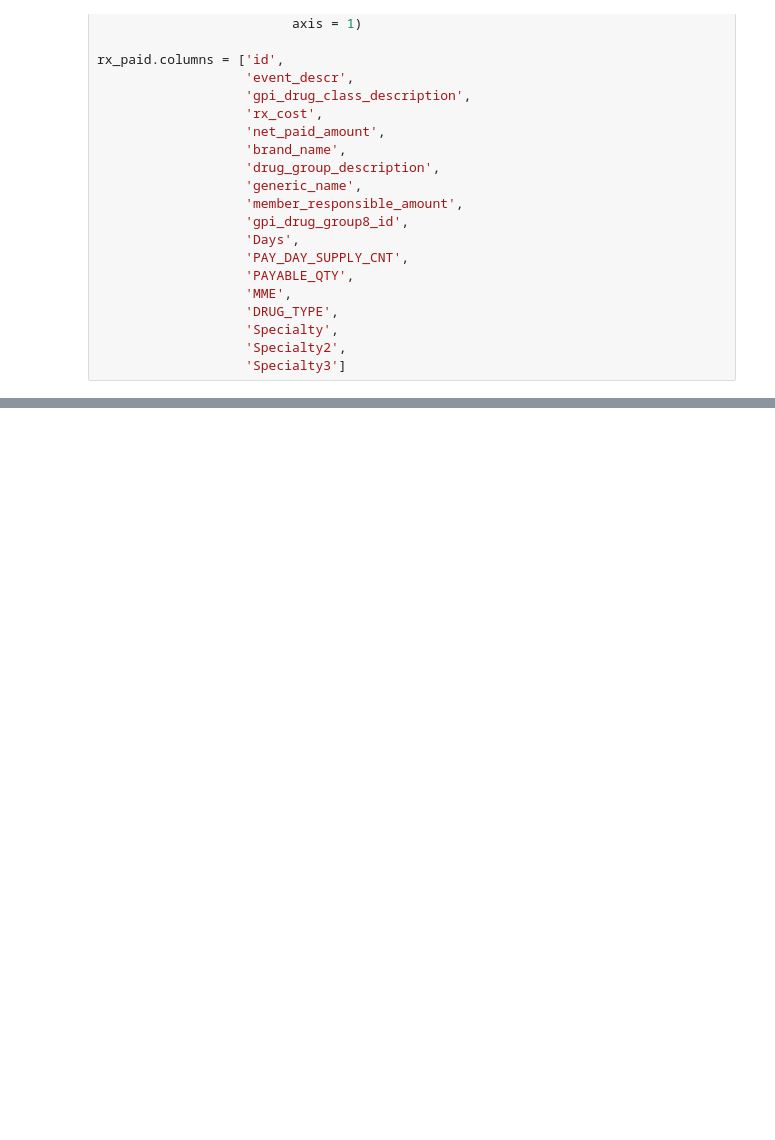
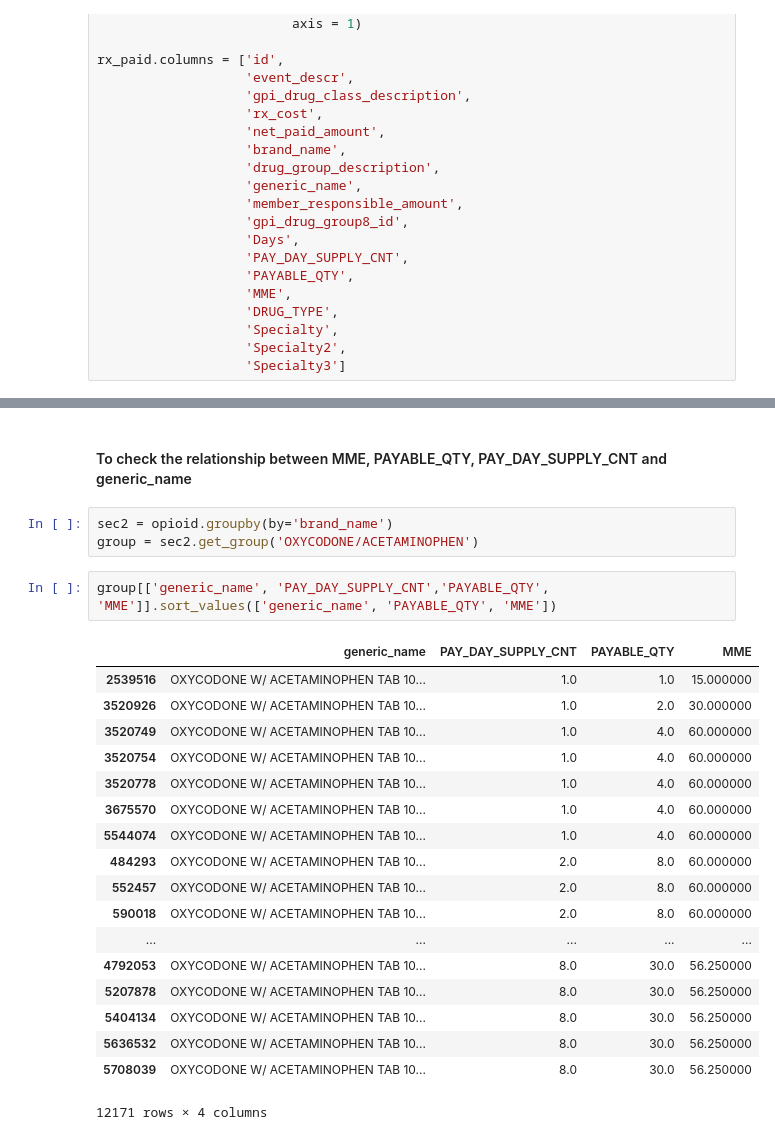
Before and after one commit to chenson2018/Humana-Mays-Competition, a Jupyter notebook: Matthew Features Exploration.ipynb, the cells around one changed output, grey strips where cells are left out. Saved outputs shown, nothing was run; the diff lists cells and outputs as text; blank space fills up the shorter version.

```diff
--- a/Matthew Features Exploration.ipynb
+++ b/Matthew Features Exploration.ipynb
@@ -145,0 +114,26 @@ OXY.head()
+# %% [markdown]
+#### To check the relationship between MME, PAYABLE_QTY, PAY_DAY_SUPPLY_CNT and generic_name
+# %%
+sec2 = opioid.groupby(by='brand_name')
+group = sec2.get_group('OXYCODONE/ACETAMINOPHEN')
+# %%
+group[['generic_name', 'PAY_DAY_SUPPLY_CNT','PAYABLE_QTY', 'MME']].sort_values(['generic_name', 'PAYABLE_QTY', 'MME'])
+# %% [output]
+|  | generic_name | PAY_DAY_SUPPLY_CNT | PAYABLE_QTY | MME |
+| 2539516 | OXYCODONE W/ ACETAMINOPHEN TAB 10... | 1.0 | 1.0 | 15.000000 |
+| 3520926 | OXYCODONE W/ ACETAMINOPHEN TAB 10... | 1.0 | 2.0 | 30.000000 |
+| 3520749 | OXYCODONE W/ ACETAMINOPHEN TAB 10... | 1.0 | 4.0 | 60.000000 |
+| 3520754 | OXYCODONE W/ ACETAMINOPHEN TAB 10... | 1.0 | 4.0 | 60.000000 |
+| 3520778 | OXYCODONE W/ ACETAMINOPHEN TAB 10... | 1.0 | 4.0 | 60.000000 |
+| 3675570 | OXYCODONE W/ ACETAMINOPHEN TAB 10... | 1.0 | 4.0 | 60.000000 |
+| 5544074 | OXYCODONE W/ ACETAMINOPHEN TAB 10... | 1.0 | 4.0 | 60.000000 |
+| 484293 | OXYCODONE W/ ACETAMINOPHEN TAB 10... | 2.0 | 8.0 | 60.000000 |
+| 552457 | OXYCODONE W/ ACETAMINOPHEN TAB 10... | 2.0 | 8.0 | 60.000000 |
+| 590018 | OXYCODONE W/ ACETAMINOPHEN TAB 10... | 2.0 | 8.0 | 60.000000 |
+| ... | ... | ... | ... | ... |
+| 4792053 | OXYCODONE W/ ACETAMINOPHEN TAB 10... | 8.0 | 30.0 | 56.250000 |
+| 5207878 | OXYCODONE W/ ACETAMINOPHEN TAB 10... | 8.0 | 30.0 | 56.250000 |
+| 5404134 | OXYCODONE W/ ACETAMINOPHEN TAB 10... | 8.0 | 30.0 | 56.250000 |
+| 5636532 | OXYCODONE W/ ACETAMINOPHEN TAB 10... | 8.0 | 30.0 | 56.250000 |
+| 5708039 | OXYCODONE W/ ACETAMINOPHEN TAB 10... | 8.0 | 30.0 | 56.250000 |
+12171 rows × 4 columns
```
Also changed, not shown: parts of 78 cells of this notebook, 2 other files.
